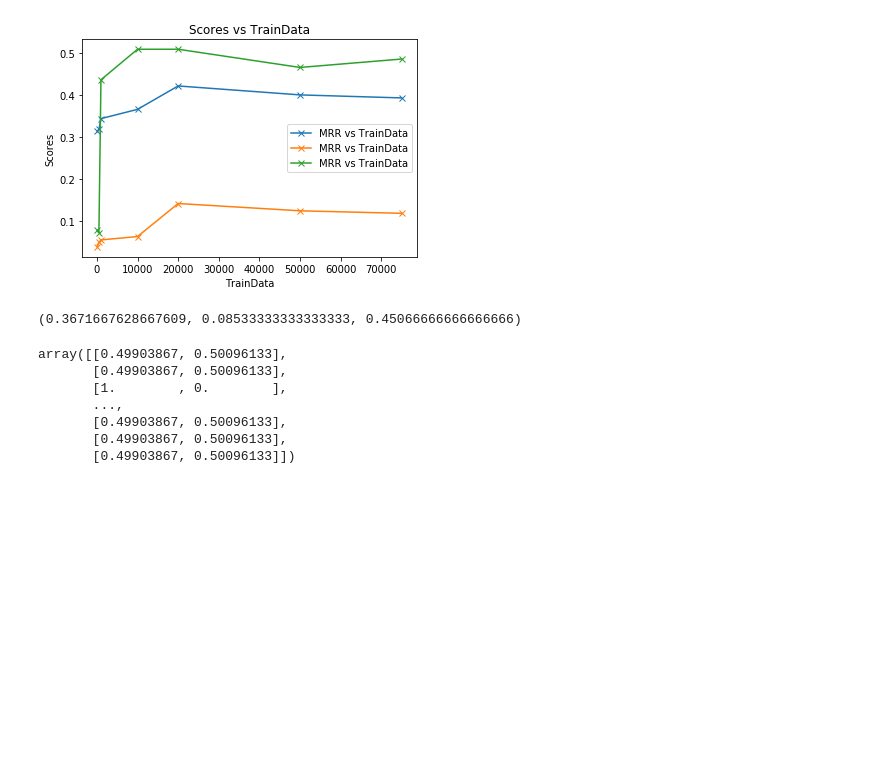
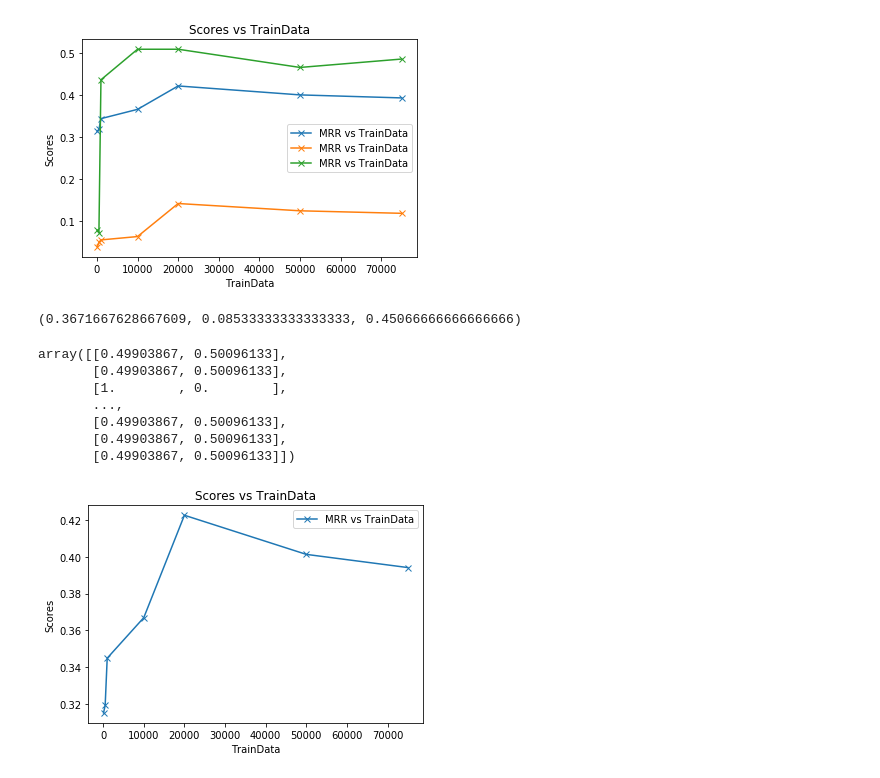
Before and after one commit to pratyay-banerjee/KnowledgeExtractionOBQA, a Jupyter notebook: DT/ET-Tokens.ipynb, the cells around one changed output. Drawn from its saved outputs; the diff is of its cells as text; code cells hidden in the pictures; blank space fills up the shorter version.

```diff
--- a/DT/ET-Tokens.ipynb
+++ b/DT/ET-Tokens.ipynb
@@ -267,3 +267,31 @@ array([[0.49903867, 0.50096133],
        [0.49903867, 0.50096133],
        [0.49903867, 0.50096133],
        [0.49903867, 0.50096133]])
+# %%
+mrrScore =[(0.31500663780663496, 0.03933333333333333, 0.07933333333333334), (0.31911491101490735, 0.05, 0.07333333333333333), (0.3447943722943697, 0.056, 0.43733333333333335), (0.3668585377585358, 0.064, 0.51), (0.4225957190957182, 0.14266666666666666, 0.51), (0.4012901875901865, 0.12533333333333332, 0.4666666666666667), (0.39411875901875804, 0.11933333333333333, 0.4866666666666667)]
+n_trainSamples = [100,500,1000,10000,20000,50000,75000]
+mrr = []
+p1 = []
+p3 = []
+
+for itm in mrrScore:
+    mrr.append(itm[0])
+    p1.append(itm[1])
+    p3.append(itm[2])
+# %%
+def mrrVisualization():
+    ''' Plots the data points with the centroids
+    '''
+    fig = plt.figure()
+    ax = plt.axes()
+    ax.plot(n_trainSamples,mrr,label='MRR vs TrainData',marker='x')
+    plt.title("Scores vs TrainData")
+    plt.legend()
+    plt.xlabel("TrainData")
+    plt.ylabel("Scores")
+    fig.savefig("ET_Tokens_MrrScore.png")
+    plt.show()
+# %%
+mrrVisualization()
+# %% [output]
+[figure, added]
```
Also changed, not shown: parts of 2 cells of this notebook, 28 other files.
